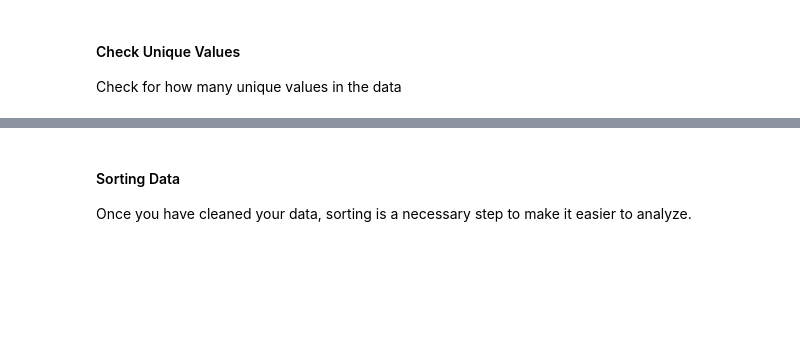
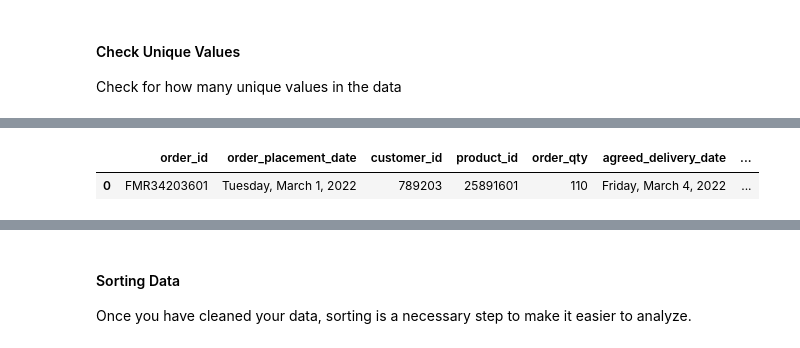
Before and after one commit to WalterEdwardd/AtliQ_Mart-Supply_Chain_Improvement_Project, a Jupyter notebook: notebooks/processed_data.ipynb, the cells around one changed output, grey strips where cells are left out. Cells and saved outputs as stored; diff of their text form; code cells hidden in the pictures; blank space fills up the shorter version.

```diff
--- a/notebooks/processed_data.ipynb
+++ b/notebooks/processed_data.ipynb
@@ -790,0 +1058,6 @@ Number of Unique Week No column in Data is 27
+# %%
+# top records
+fact_order_lines.head(1)
+# %% [output]
+|  | order_id | order_placement_date | customer_id | product_id | order_qty | agreed_delivery_date | ... |
+| 0 | FMR34203601 | Tuesday, March 1, 2022 | 789203 | 25891601 | 110 | Friday, March 4, 2022 | ... |
```
Also changed, not shown: parts of 197 cells of this notebook.
